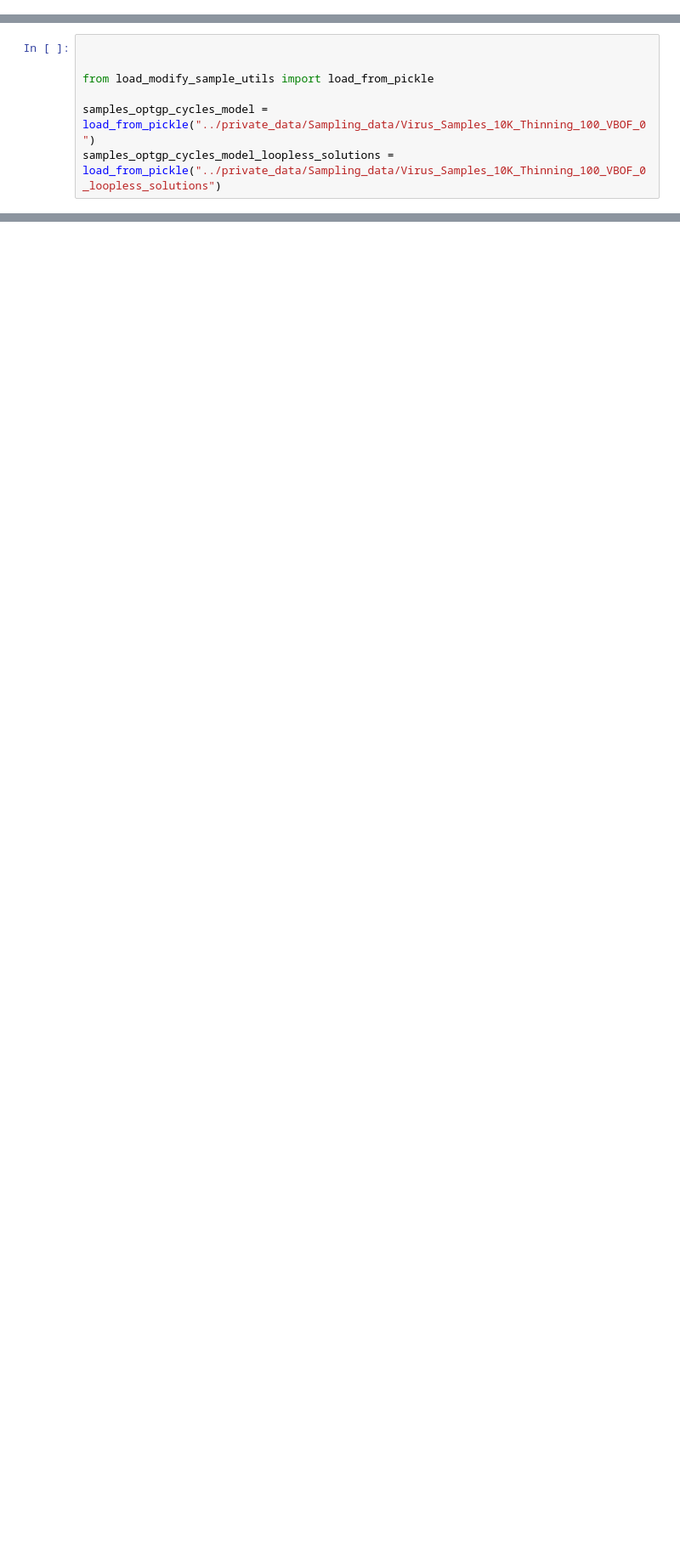
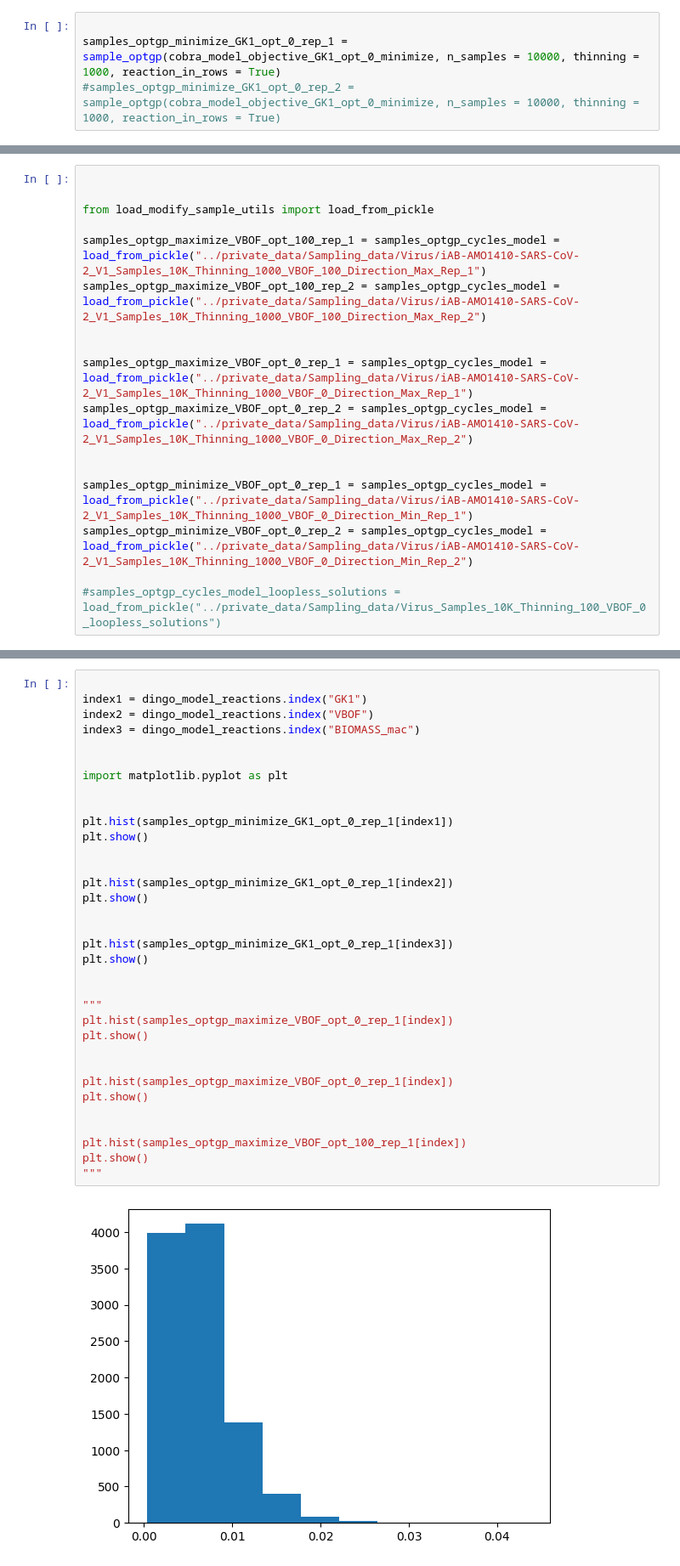
Before and after one commit to SotirisTouliopoulos/dingo-stats, a Jupyter notebook: analysis/virus_case_study.ipynb, the cells around one changed output, grey strips where cells are left out. Shown at 85% size. Drawn from its saved outputs; the diff is of its cells as text; blank space fills up the shorter version.

```diff
--- a/analysis/virus_case_study.ipynb
+++ b/analysis/virus_case_study.ipynb
@@ -37,0 +170,4 @@ cycles_cobra_model_biomass_100, cycles_dingo_model_biomass_100 = modify_model(cy
+# %%
+
+samples_optgp_minimize_GK1_opt_0_rep_1 = sample_optgp(cobra_model_objective_GK1_opt_0_minimize, n_samples = 10000, thinning = 1000, reaction_in_rows = True)
+#samples_optgp_minimize_GK1_opt_0_rep_2 = sample_optgp(cobra_model_objective_GK1_opt_0_minimize, n_samples = 10000, thinning = 1000, reaction_in_rows = True)
@@ -58,5 +235,15 @@ export_to_pickle(samples = samples_optgp_cycles_model_loopless_solutions, filena
 
 from load_modify_sample_utils import load_from_pickle
 
-samples_optgp_cycles_model = load_from_pickle("../private_data/Sampling_data/Virus_Samples_10K_Thinning_100_VBOF_0")
-samples_optgp_cycles_model_loopless_solutions = load_from_pickle("../private_data/Sampling_data/Virus_Samples_10K_Thinning_100_VBOF_0_loopless_solutions")
+samples_optgp_maximize_VBOF_opt_100_rep_1 = samples_optgp_cycles_model = load_from_pickle("../private_data/Sampling_data/Virus/iAB-AMO1410-SARS-CoV-2_V1_Samples_10K_Thinning_1000_VBOF_100_Direction_Max_Rep_1")
+samples_optgp_maximize_VBOF_opt_100_rep_2 = samples_optgp_cycles_model = load_from_pickle("../private_data/Sampling_data/Virus/iAB-AMO1410-SARS-CoV-2_V1_Samples_10K_Thinning_1000_VBOF_100_Direction_Max_Rep_2")
+
+
+samples_optgp_maximize_VBOF_opt_0_rep_1 = samples_optgp_cycles_model = load_from_pickle("../private_data/Sampling_data/Virus/iAB-AMO1410-SARS-CoV-2_V1_Samples_10K_Thinning_1000_VBOF_0_Direction_Max_Rep_1")
+samples_optgp_maximize_VBOF_opt_0_rep_2 = samples_optgp_cycles_model = load_from_pickle("../private_data/Sampling_data/Virus/iAB-AMO1410-SARS-CoV-2_V1_Samples_10K_Thinning_1000_VBOF_0_Direction_Max_Rep_2")
+
+
+samples_optgp_minimize_VBOF_opt_0_rep_1 = samples_optgp_cycles_model = load_from_pickle("../private_data/Sampling_data/Virus/iAB-AMO1410-SARS-CoV-2_V1_Samples_10K_Thinning_1000_VBOF_0_Direction_Min_Rep_1")
+samples_optgp_minimize_VBOF_opt_0_rep_2 = samples_optgp_cycles_model = load_from_pickle("../private_data/Sampling_data/Virus/iAB-AMO1410-SARS-CoV-2_V1_Samples_10K_Thinning_1000_VBOF_0_Direction_Min_Rep_2")
+
+#samples_optgp_cycles_model_loopless_solutions = load_from_pickle("../private_data/Sampling_data/Virus_Samples_10K_Thinning_100_VBOF_0_loopless_solutions")
@@ -62,0 +320,36 @@ samples_optgp_cycles_model_loopless_solutions = load_from_pickle("../private_dat
+# %%
+
+index1 = dingo_model_reactions.index("GK1")
+index2 = dingo_model_reactions.index("VBOF")
+index3 = dingo_model_reactions.index("BIOMASS_mac")
+
+
+import matplotlib.pyplot as plt
+
+
+plt.hist(samples_optgp_minimize_GK1_opt_0_rep_1[index1])
+plt.show()
+
+
+plt.hist(samples_optgp_minimize_GK1_opt_0_rep_1[index2])
+plt.show()
+
+
+plt.hist(samples_optgp_minimize_GK1_opt_0_rep_1[index3])
+plt.show()
+
+
+"""
+plt.hist(samples_optgp_maximize_VBOF_opt_0_rep_1[index])
+plt.show()
+
+
+plt.hist(samples_optgp_maximize_VBOF_opt_0_rep_1[index])
+plt.show()
+
+
+plt.hist(samples_optgp_maximize_VBOF_opt_100_rep_1[index])
+plt.show()
+"""
+# %% [output]
+[figure, added]
```
Also changed, not shown: parts of 15 cells of this notebook, 17 other files.
